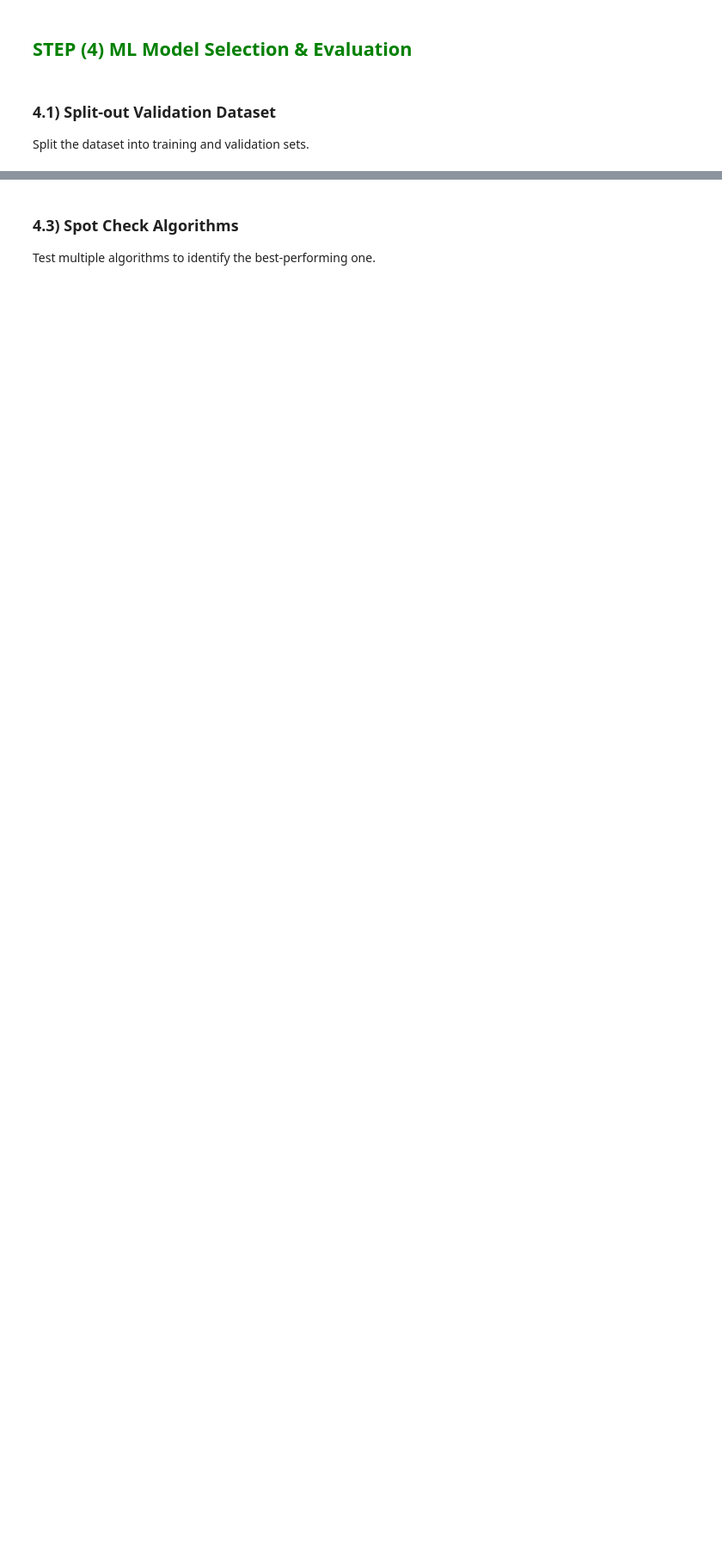
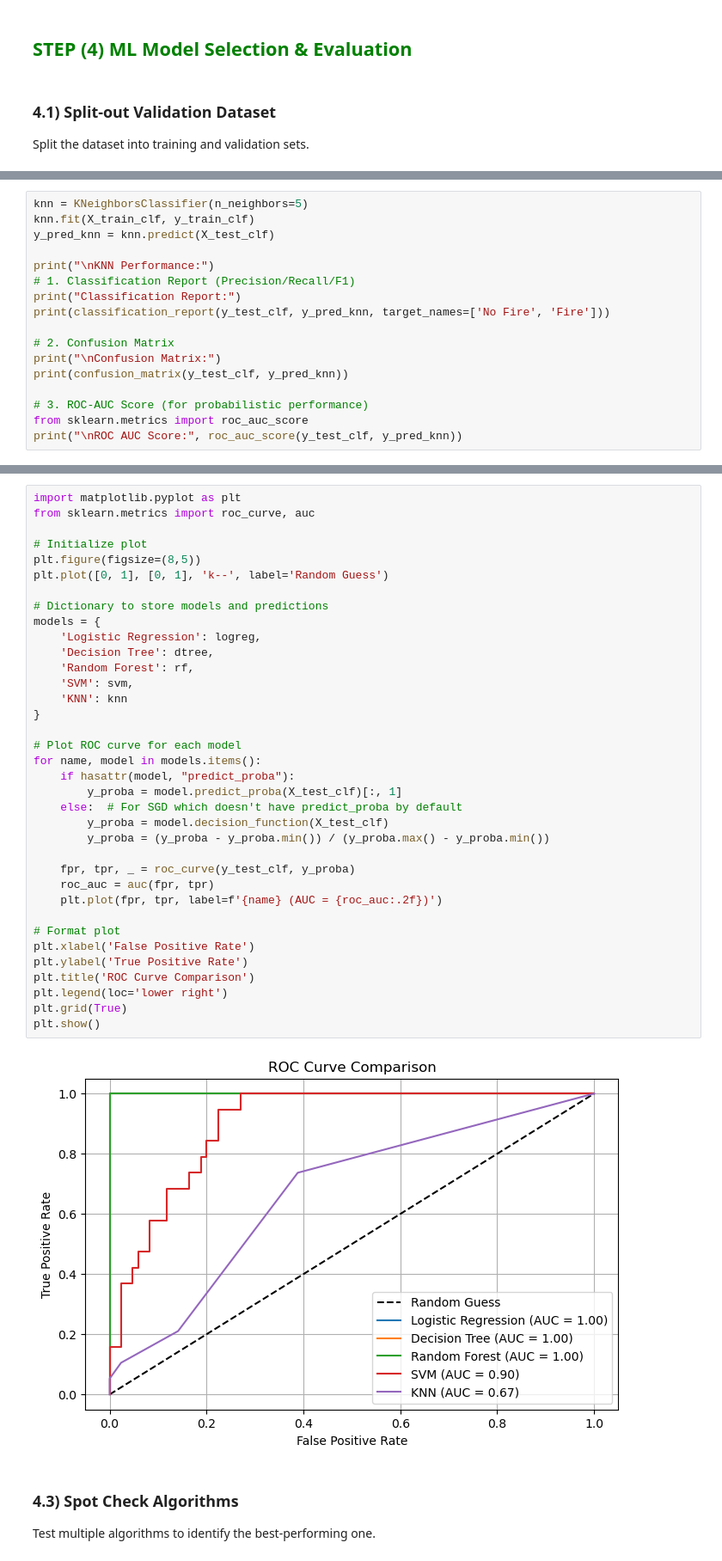
Before and after one commit to Avx11/ML_Project, a Jupyter notebook: ML_Project_Template.ipynb, the cells around one changed output, grey strips where cells are left out. Shown at 86% size. Cells and saved outputs as stored; diff of their text form; blank space fills up the shorter version.

```diff
--- a/ML_Project_Template.ipynb
+++ b/ML_Project_Template.ipynb
@@ -974,0 +821,17 @@ Confusion Matrix:
+# %%
+knn = KNeighborsClassifier(n_neighbors=5)
+knn.fit(X_train_clf, y_train_clf)
+y_pred_knn = knn.predict(X_test_clf)
+
+print("\nKNN Performance:")
+# 1. Classification Report (Precision/Recall/F1)
+print("Classification Report:")
+print(classification_report(y_test_clf, y_pred_knn, target_names=['No Fire', 'Fire']))
+
+# 2. Confusion Matrix
+print("\nConfusion Matrix:")
+print(confusion_matrix(y_test_clf, y_pred_knn))
+
+# 3. ROC-AUC Score (for probabilistic performance)
+from sklearn.metrics import roc_auc_score
+print("\nROC AUC Score:", roc_auc_score(y_test_clf, y_pred_knn))
@@ -975,3 +856,41 @@ Confusion Matrix:
+# %%
+import matplotlib.pyplot as plt
+from sklearn.metrics import roc_curve, auc
+
+# Initialize plot
+plt.figure(figsize=(8,5))
+plt.plot([0, 1], [0, 1], 'k--', label='Random Guess')
+
+# Dictionary to store models and predictions
+models = {
+    'Logistic Regression': logreg,
+    'Decision Tree': dtree,
+    'Random Forest': rf,
+    'SVM': svm,
+    'KNN': knn
+}
+
+# Plot ROC curve for each model
+for name, model in models.items():
+    if hasattr(model, "predict_proba"):
+        y_proba = model.predict_proba(X_test_clf)[:, 1]
+    else:  # For SGD which doesn't have predict_proba by default
+        y_proba = model.decision_function(X_test_clf)
+        y_proba = (y_proba - y_proba.min()) / (y_proba.max() - y_proba.min())
+
+    fpr, tpr, _ = roc_curve(y_test_clf, y_proba)
+    roc_auc = auc(fpr, tpr)
+    plt.plot(fpr, tpr, label=f'{name} (AUC = {roc_auc:.2f})')
+
+# Format plot
+plt.xlabel('False Positive Rate')
+plt.ylabel('True Positive Rate')
+plt.title('ROC Curve Comparison')
+plt.legend(loc='lower right')
+plt.grid(True)
+plt.show()
+# %% [output]
+[figure, added]
 # %% [markdown]
 ### 4.3) Spot Check Algorithms
 Test multiple algorithms to identify the best-performing one.
```
Also changed, not shown: parts of 98 cells of this notebook.
